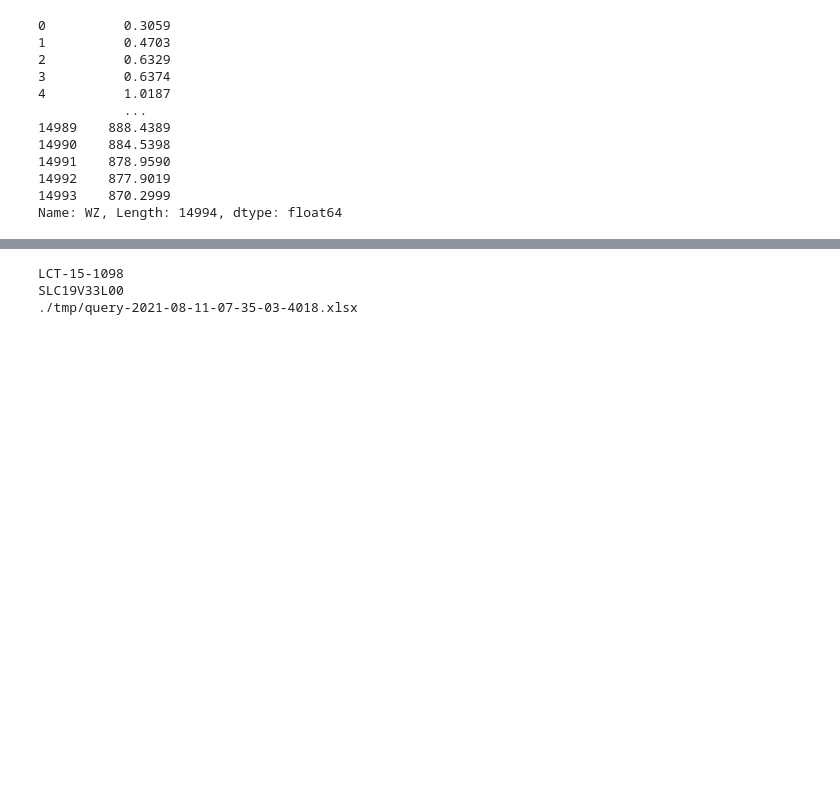
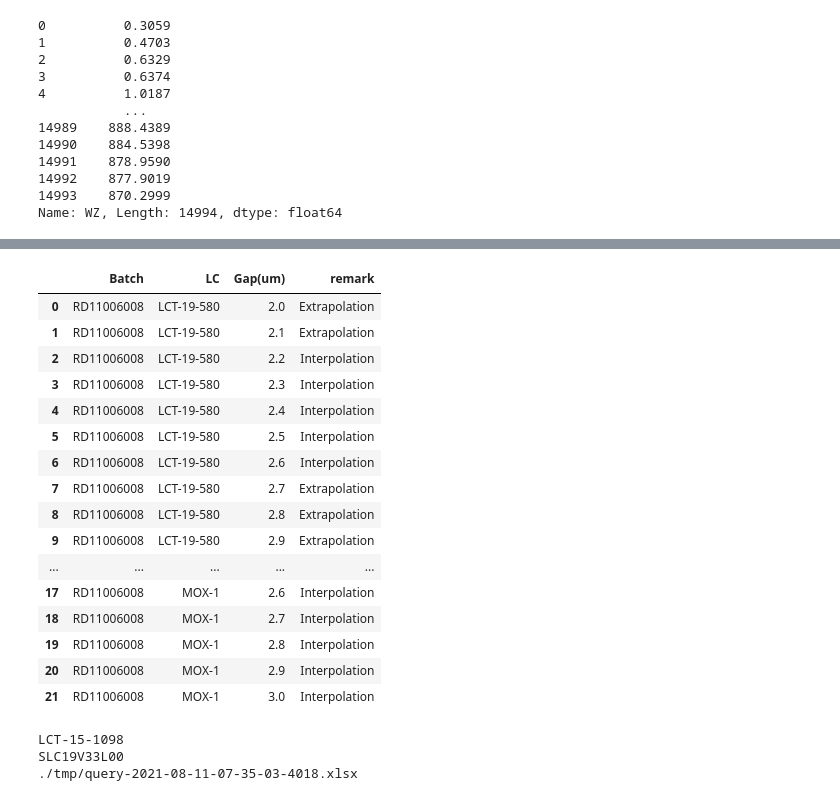
Before and after one commit to dimsplendid/tdtoolkit_web, a Jupyter notebook: test.ipynb, the cells around one changed output, grey strips where cells are left out. Drawn from its saved outputs; the diff is of its cells as text; code cells hidden in the pictures; blank space fills up the shorter version.

```diff
--- a/test.ipynb
+++ b/test.ipynb
@@ -747,9 +739,9 @@ Canvas(toolbar=Toolbar(toolitems=[('Home', 'Reset original view', 'home', 'home'
 # %%
 # Generate table
 summary_table = pd.DataFrame(
-    columns=["LC", "V90", "V95", "V99", "Vmax", "Vop(V)", "Δnd(nm)", "Gap(um)", "LC%", "Wx", "Wx_gain", "Wy", "Wy_gain",
+    columns=["Batch", "LC", "V90", "V95", "V99", "Vmax", "Vop(V)", "Δnd(nm)", "Gap(um)", "LC%", "Wx", "Wx_gain", "Wy", "Wy_gain",
              "u'", "v'", "Δ(u', v')", "a*", "b*", "L*", "Δa*", "Δb*", "ΔL*", "ΔEab*", "CR", "ΔCR(%)", "T%", "Scatter", "D", "W",
-             "Tr(ms)", "Tf(ms)", "RT(ms)", "G2G(ms)"]
+             "Tr(ms)", "Tf(ms)", "RT(ms)", "G2G(ms)", "remark"]
 )
 # cell gap range
 # +- 0.5 um, precise to 0.1 um
@@ -774,6 +766,14 @@ ref_CR = ref["CR"][0]
 ref_CR_index = ref_CR / (model["opt"][ref_LC]["T%_LR"].predict(X)[0]/float(prop[prop["LC"] == ref_LC]["Scatter index"])/ref["cell gap(um)"][0])
 
 for LC in cond["LC"].unique():
+    # cell gap
+    if len(axo) != 0:
+        max_cell_gap = axo[axo["LC"] == LC]["cell gap"].max()
+        min_cell_gap = axo[axo["LC"] == LC]["cell gap"].min()
+    else:
+        max_cell_gap = rdl[rdl["LC"] == LC]["cell gap"].max()
+        min_cell_gap = rdl[rdl["LC"] == LC]["cell gap"].min()
+
     ne = float(prop[prop["LC"] == LC]["n_e"])
     no = float(prop[prop["LC"] == LC]["n_o"])
     scatter_index = float(prop[prop["LC"] == LC]["Scatter index"])
@@ -877,3 +877,8 @@ for LC in cond["LC"].unique():
         summary_table.loc[((summary_table["LC"] == LC) & (summary_table["Gap(um)"] == cell_gap)), "Scatter"] = Scatter
         summary_table.loc[((summary_table["LC"] == LC) & (summary_table["Gap(um)"] == cell_gap)), "CR"] = CR
         summary_table.loc[((summary_table["LC"] == LC) & (summary_table["Gap(um)"] == cell_gap)), "ΔCR(%)"] = (CR-ref_CR)/ref_CR * 100
+
+        remark = "Interpolation" if ((max_cell_gap > cell_gap) & (min_cell_gap < cell_gap)) else "Extrapolation"
+        summary_table.loc[((summary_table["LC"] == LC) & (summary_table["Gap(um)"] == cell_gap)), "remark"] = remark
+
+        summary_table.loc[((summary_table["LC"] == LC) & (summary_table["Gap(um)"] == cell_gap)), "Batch"] = batch
@@ -914,3 +885,23 @@ summary_table.iloc[:, 15:]
+# %%
+summary_table[["Batch", "LC", "Gap(um)", "remark"]]
+# %% [output]
+|  | Batch | LC | Gap(um) | remark |
+| 0 | RD11006008 | LCT-19-580 | 2.0 | Extrapolation |
+| 1 | RD11006008 | LCT-19-580 | 2.1 | Extrapolation |
+| 2 | RD11006008 | LCT-19-580 | 2.2 | Interpolation |
+| 3 | RD11006008 | LCT-19-580 | 2.3 | Interpolation |
+| 4 | RD11006008 | LCT-19-580 | 2.4 | Interpolation |
+| 5 | RD11006008 | LCT-19-580 | 2.5 | Interpolation |
+| 6 | RD11006008 | LCT-19-580 | 2.6 | Interpolation |
+| 7 | RD11006008 | LCT-19-580 | 2.7 | Extrapolation |
+| 8 | RD11006008 | LCT-19-580 | 2.8 | Extrapolation |
+| 9 | RD11006008 | LCT-19-580 | 2.9 | Extrapolation |
+| ... | ... | ... | ... | ... |
+| 17 | RD11006008 | MOX-1 | 2.6 | Interpolation |
+| 18 | RD11006008 | MOX-1 | 2.7 | Interpolation |
+| 19 | RD11006008 | MOX-1 | 2.8 | Interpolation |
+| 20 | RD11006008 | MOX-1 | 2.9 | Interpolation |
+| 21 | RD11006008 | MOX-1 | 3.0 | Interpolation |
 # %%
 # query_total_table.py
 import sys
```
Also changed, not shown: parts of 11 cells of this notebook, 6 other files.
